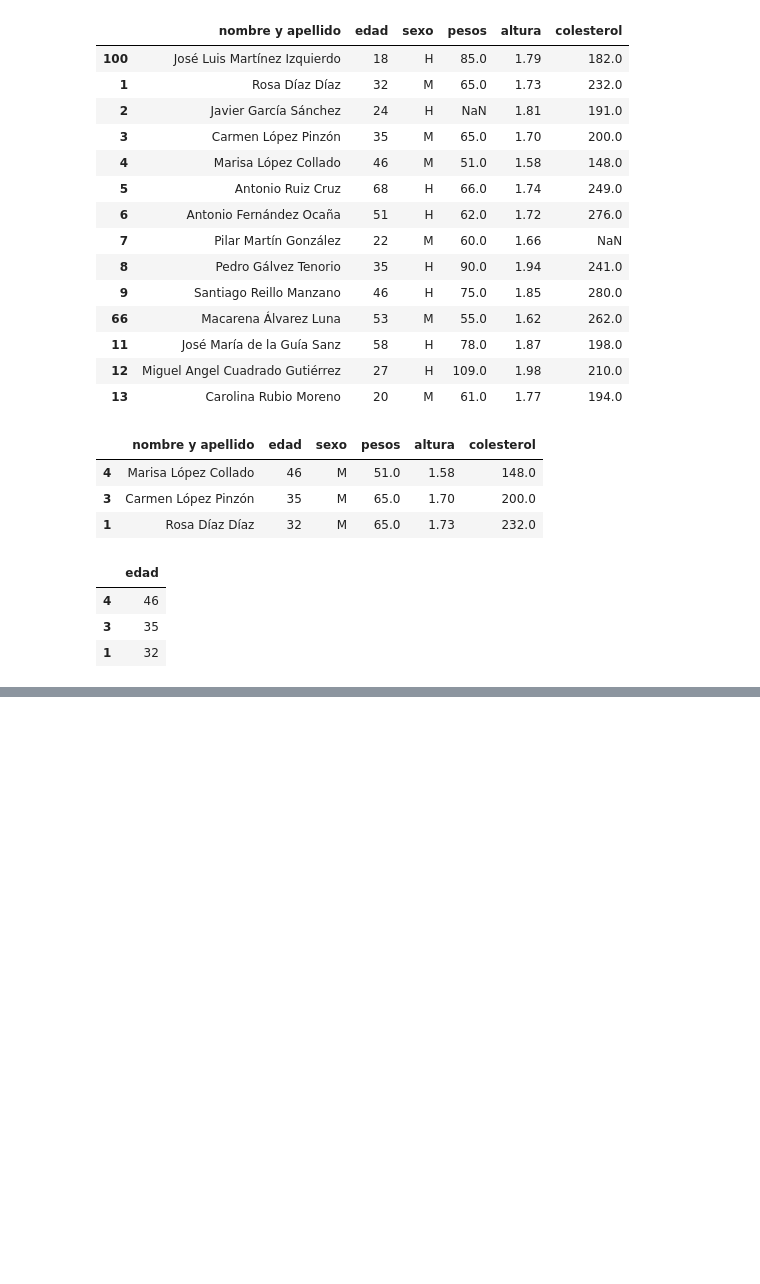
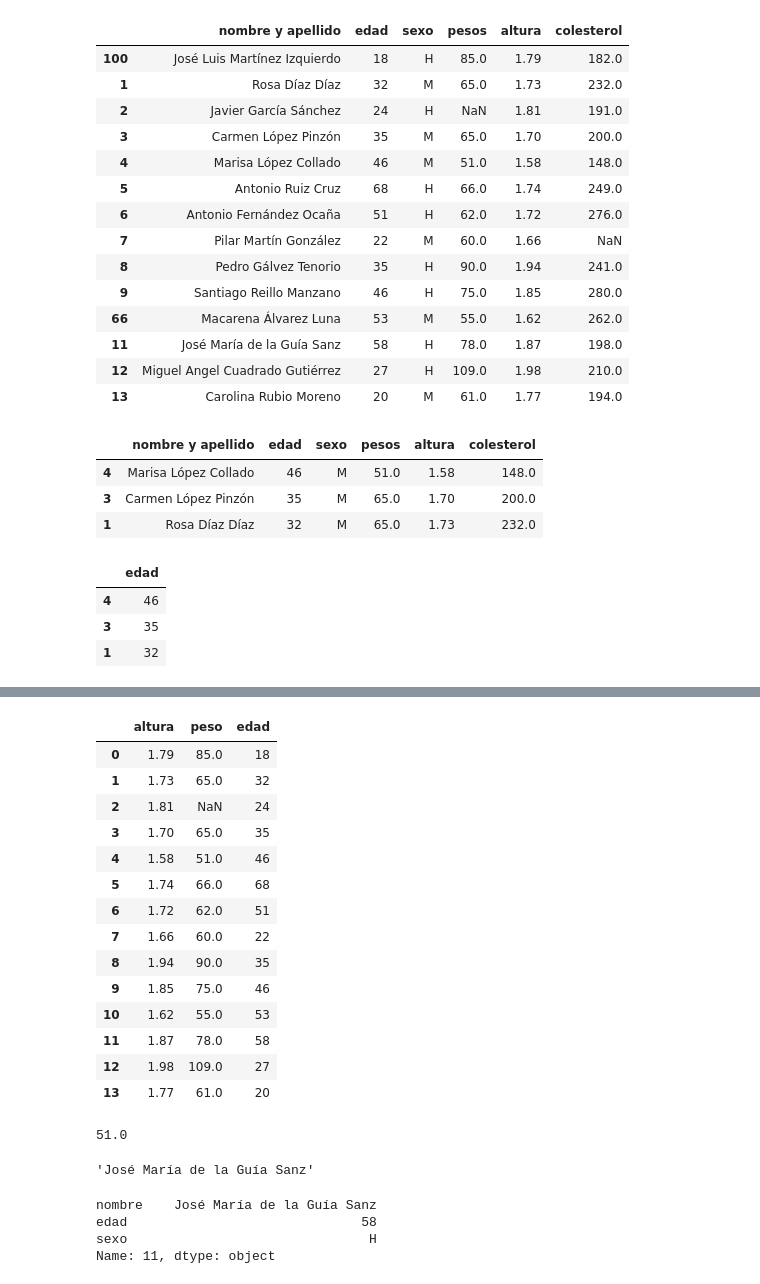
Before and after one commit to mtataytraining2/2_DataScience_Basics, a Jupyter notebook: Pandas/Pandas_dataframe_clase.ipynb, the cells around one changed output, grey strips where cells are left out. Saved outputs shown, nothing was run; the diff lists cells and outputs as text; code cells hidden in the pictures; blank space fills up the shorter version.

```diff
--- a/Pandas/Pandas_dataframe_clase.ipynb
+++ b/Pandas/Pandas_dataframe_clase.ipynb
@@ -435,0 +466,33 @@ dfcol
+# %%
+dfcol[['altura','peso','edad']]
+# %% [output]
+|  | altura | peso | edad |
+| 0 | 1.79 | 85.0 | 18 |
+| 1 | 1.73 | 65.0 | 32 |
+| 2 | 1.81 | NaN | 24 |
+| 3 | 1.70 | 65.0 | 35 |
+| 4 | 1.58 | 51.0 | 46 |
+| 5 | 1.74 | 66.0 | 68 |
+| 6 | 1.72 | 62.0 | 51 |
+| 7 | 1.66 | 60.0 | 22 |
+| 8 | 1.94 | 90.0 | 35 |
+| 9 | 1.85 | 75.0 | 46 |
+| 10 | 1.62 | 55.0 | 53 |
+| 11 | 1.87 | 78.0 | 58 |
+| 12 | 1.98 | 109.0 | 27 |
+| 13 | 1.77 | 61.0 | 20 |
+# %%
+dfcol.iloc[4,3]
+# %% [output]
+51.0
+# %%
+dfcol.iloc[11,0]
+# %% [output]
+'José María de la Guía Sanz'
+# %%
+dfcol.iloc[11,:3] # fila 11, columnas 0,1 y 2
+# %% [output]
+nombre    José María de la Guía Sanz
+edad                              58
+sexo                               H
+Name: 11, dtype: object
```
Also changed, not shown: parts of 8 cells of this notebook.
